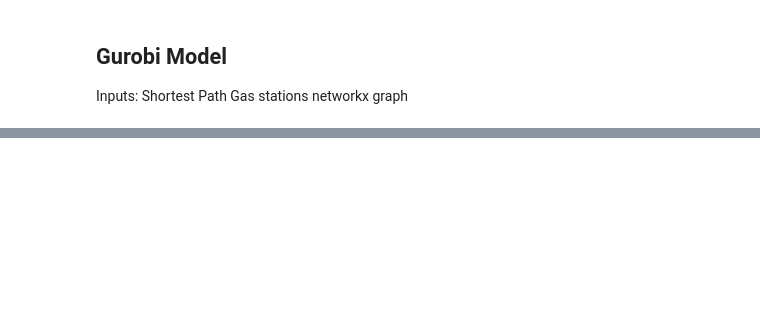
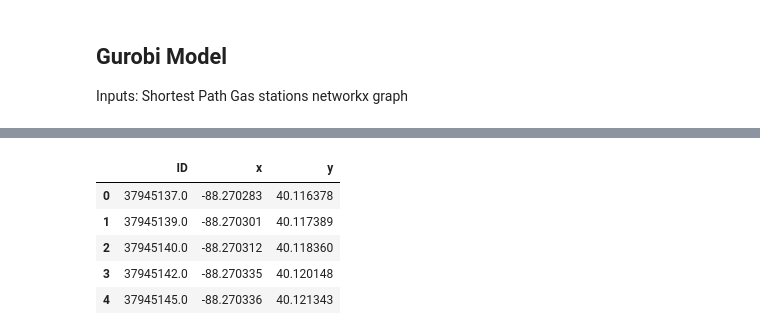
Before and after one commit to samiran-kawtikwar/Optimum-refueling, a Jupyter notebook: refuel.ipynb, the cells around one changed output, grey strips where cells are left out. Saved outputs shown, nothing was run; the diff lists cells and outputs as text; code cells hidden in the pictures; blank space fills up the shorter version.

```diff
--- a/refuel.ipynb
+++ b/refuel.ipynb
@@ -38,3 +72,12 @@ def get_opt_refuel_cost(G, gas_stations, path):
     opt_fuel_cost=0
 
     return opt_fuel_cost
+# %%
+coordinates.head()
+# %% [output]
+|  | ID | x | y |
+| 0 | 37945137.0 | -88.270283 | 40.116378 |
+| 1 | 37945139.0 | -88.270301 | 40.117389 |
+| 2 | 37945140.0 | -88.270312 | 40.118360 |
+| 3 | 37945142.0 | -88.270335 | 40.120148 |
+| 4 | 37945145.0 | -88.270336 | 40.121343 |
```
Also changed, not shown: parts of 11 cells of this notebook.
